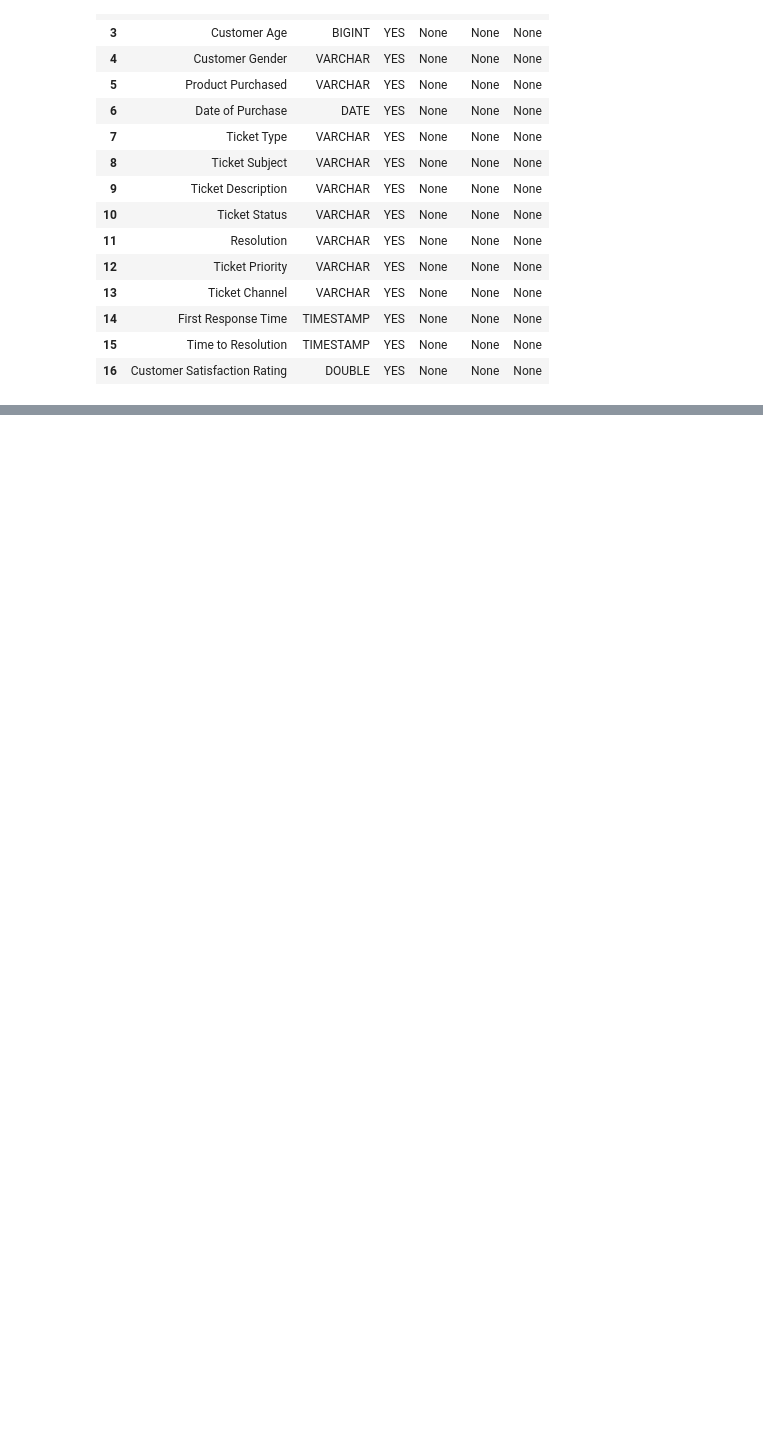
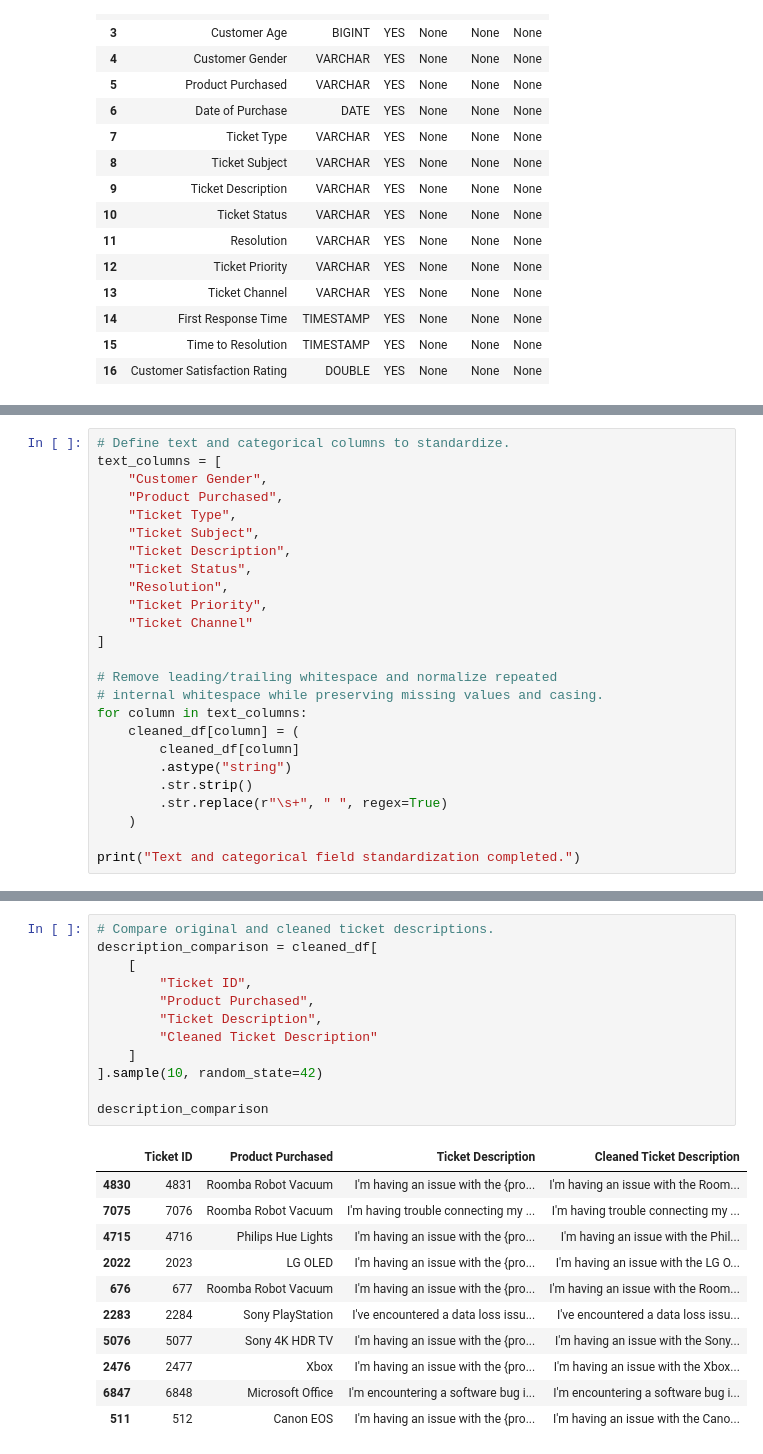
Before and after one commit to roshitha-nair/ai-customer-support-analytics, a Jupyter notebook: notebooks/01_data_cleaning.ipynb, the cells around one changed output, grey strips where cells are left out. Cells and saved outputs as stored; diff of their text form; blank space fills up the shorter version.

```diff
--- a/notebooks/01_data_cleaning.ipynb
+++ b/notebooks/01_data_cleaning.ipynb
@@ -1147,0 +1204,25 @@ schema_check
+# %%
+# Define text and categorical columns to standardize.
+text_columns = [
+    "Customer Gender",
+    "Product Purchased",
+    "Ticket Type",
+    "Ticket Subject",
+    "Ticket Description",
+    "Ticket Status",
+    "Resolution",
+    "Ticket Priority",
+    "Ticket Channel"
+]
+
+# Remove leading/trailing whitespace and normalize repeated
+# internal whitespace while preserving missing values and casing.
+for column in text_columns:
+    cleaned_df[column] = (
+        cleaned_df[column]
+        .astype("string")
+        .str.strip()
+        .str.replace(r"\s+", " ", regex=True)
+    )
+
+print("Text and categorical field standardization completed.")
@@ -1147,0 +1336,24 @@ schema_check
+# %%
+# Compare original and cleaned ticket descriptions.
+description_comparison = cleaned_df[
+    [
+        "Ticket ID",
+        "Product Purchased",
+        "Ticket Description",
+        "Cleaned Ticket Description"
+    ]
+].sample(10, random_state=42)
+
+description_comparison
+# %% [output]
+|  | Ticket ID | Product Purchased | Ticket Description | Cleaned Ticket Description |
+| 4830 | 4831 | Roomba Robot Vacuum | I'm having an issue with the {pro... | I'm having an issue with the Room... |
+| 7075 | 7076 | Roomba Robot Vacuum | I'm having trouble connecting my ... | I'm having trouble connecting my ... |
+| 4715 | 4716 | Philips Hue Lights | I'm having an issue with the {pro... | I'm having an issue with the Phil... |
+| 2022 | 2023 | LG OLED | I'm having an issue with the {pro... | I'm having an issue with the LG O... |
+| 676 | 677 | Roomba Robot Vacuum | I'm having an issue with the {pro... | I'm having an issue with the Room... |
+| 2283 | 2284 | Sony PlayStation | I've encountered a data loss issu... | I've encountered a data loss issu... |
+| 5076 | 5077 | Sony 4K HDR TV | I'm having an issue with the {pro... | I'm having an issue with the Sony... |
+| 2476 | 2477 | Xbox | I'm having an issue with the {pro... | I'm having an issue with the Xbox... |
+| 6847 | 6848 | Microsoft Office | I'm encountering a software bug i... | I'm encountering a software bug i... |
+| 511 | 512 | Canon EOS | I'm having an issue with the {pro... | I'm having an issue with the Cano... |
```
Also changed, not shown: parts of 57 cells of this notebook, 1 other file.
